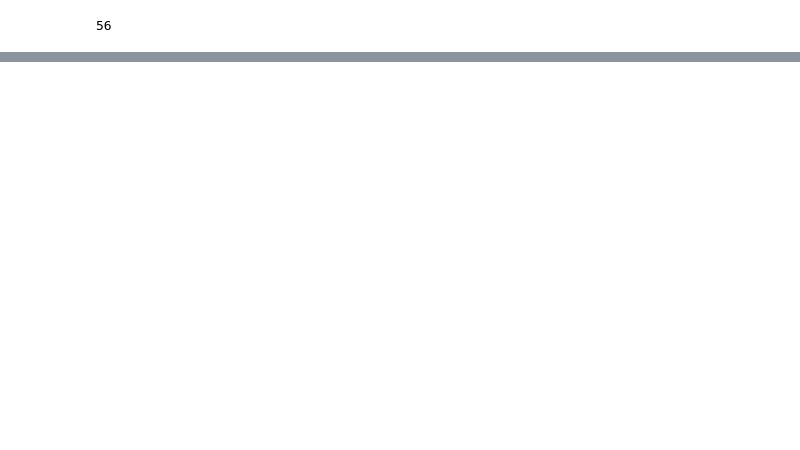
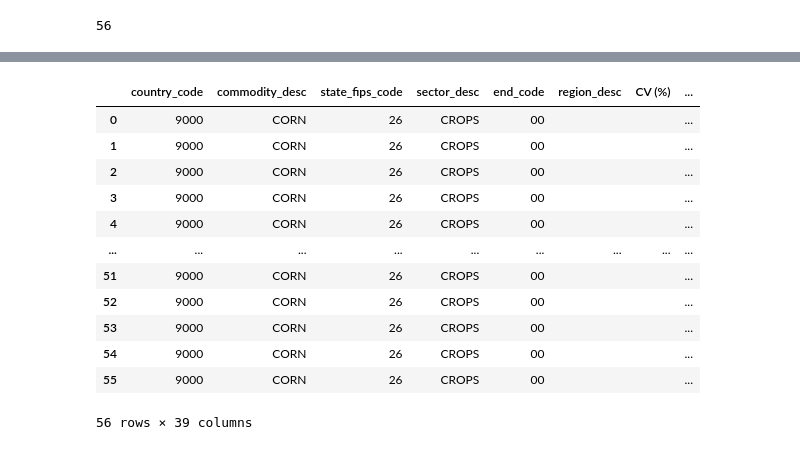
Before and after one commit to matthewchess/Milestone-1, a Jupyter notebook: notebook.ipynb, the cells around one changed output, grey strips where cells are left out. Drawn from its saved outputs; the diff is of its cells as text; code cells hidden in the pictures; blank space fills up the shorter version.

```diff
--- a/notebook.ipynb
+++ b/notebook.ipynb
@@ -91,7 +93,7 @@ def get_raw_weather(state_ansi, county_ansi, startdate, enddate):
       }
 
       # Make the request
-      print("FIPS:{state_ansi}{county_ansi}")
+      print(f"FIPS:{state_ansi}{county_ansi}")
       response = requests.get(url, headers=headers, params=params)
 
       if response.status_code == 200:
@@ -101,6 +103,19 @@ def get_raw_weather(state_ansi, county_ansi, startdate, enddate):
           requests_list.append(pd.DataFrame(data["results"]))
         else:
           print(f"No data found for FIPS:{params['locationid']}")
+      elif response.status_code == 503:
+        print("Server error. Retrying in 3 seconds...")
+        time.sleep(3)
+        response = requests.get(url, headers=headers, params=params)
+        if response.status_code == 200:
+          data = response.json()
+          if is_valid_data(data):
+            # Append the results to the list
+            requests_list.append(pd.DataFrame(data["results"]))
+          else:
+            print(f"No data found for FIPS:{params['locationid']} after retry")
+        else:
+          print(response.text)
       else:
         print(response.text)
 
@@ -157,8 +172,8 @@ def clean_weather(df,state_ansi,county_ansi):
     df = df.groupby("date").agg({"TMAX": "mean", "TMIN": "mean"}).reset_index()
 
     # add state and county columns
-    df["state"] = state_ansi
-    df["county"] = county_ansi
+    df["state_ansi"] = state_ansi
+    df["county_ansi"] = county_ansi
 
     return df
 # %%
@@ -175,7 +190,7 @@ def get_weather_data(usda_df):
     for index, row in usda_df.iterrows():
         state_ansi = row["state_ansi"]
         county_ansi = row["county_ansi"]
-        time.sleep(1)
+        #time.sleep(1)
         weather_raw = get_raw_weather(state_ansi, county_ansi, "2022-10-20T00:00:00", "2022-12-31T00:00:00")
         if weather_raw is not None:
             weather = clean_weather(weather_raw, state_ansi, county_ansi)
@@ -207,3 +222,24 @@ FIPS:{state_ansi}{county_ansi}
 weather_data["county"].nunique()
 # %% [output]
 56
+# %%
+# Define a list of 50 years from 1970 to 2019
+# Get USDA data for each year
+# Get get_weather_data for each year
+# Save the data to a CSV file
+
+years = range(2019, 2020)
+
+usda_data = []
+weather_data = []
+
+for year in years:
+  print(year)
+  usda_data.append(pd.DataFrame(get_usda_data(usda_key, year)))
+  weather_data.append(pd.DataFrame(get_weather_data(usda_df)))
+
+usda_data_df = pd.concat(usda_data)
+weather_data_df = pd.concat(weather_data)
+
+usda_data_df.to_csv("usda_data.csv", index=False)
+weather_data_df.to_csv("weather_data.csv", index=False)
@@ -209,0 +264,16 @@ weather_data["county"].nunique()
+# %%
+usda_data_df
+# %% [output]
+|  | country_code | commodity_desc | state_fips_code | sector_desc | end_code | region_desc | CV (%) | ... |
+| 0 | 9000 | CORN | 26 | CROPS | 00 |  |  | ... |
+| 1 | 9000 | CORN | 26 | CROPS | 00 |  |  | ... |
+| 2 | 9000 | CORN | 26 | CROPS | 00 |  |  | ... |
+| 3 | 9000 | CORN | 26 | CROPS | 00 |  |  | ... |
+| 4 | 9000 | CORN | 26 | CROPS | 00 |  |  | ... |
+| ... | ... | ... | ... | ... | ... | ... | ... | ... |
+| 51 | 9000 | CORN | 26 | CROPS | 00 |  |  | ... |
+| 52 | 9000 | CORN | 26 | CROPS | 00 |  |  | ... |
+| 53 | 9000 | CORN | 26 | CROPS | 00 |  |  | ... |
+| 54 | 9000 | CORN | 26 | CROPS | 00 |  |  | ... |
+| 55 | 9000 | CORN | 26 | CROPS | 00 |  |  | ... |
+56 rows × 39 columns
```
Also changed, not shown: parts of 5 cells of this notebook, 3 other files.
